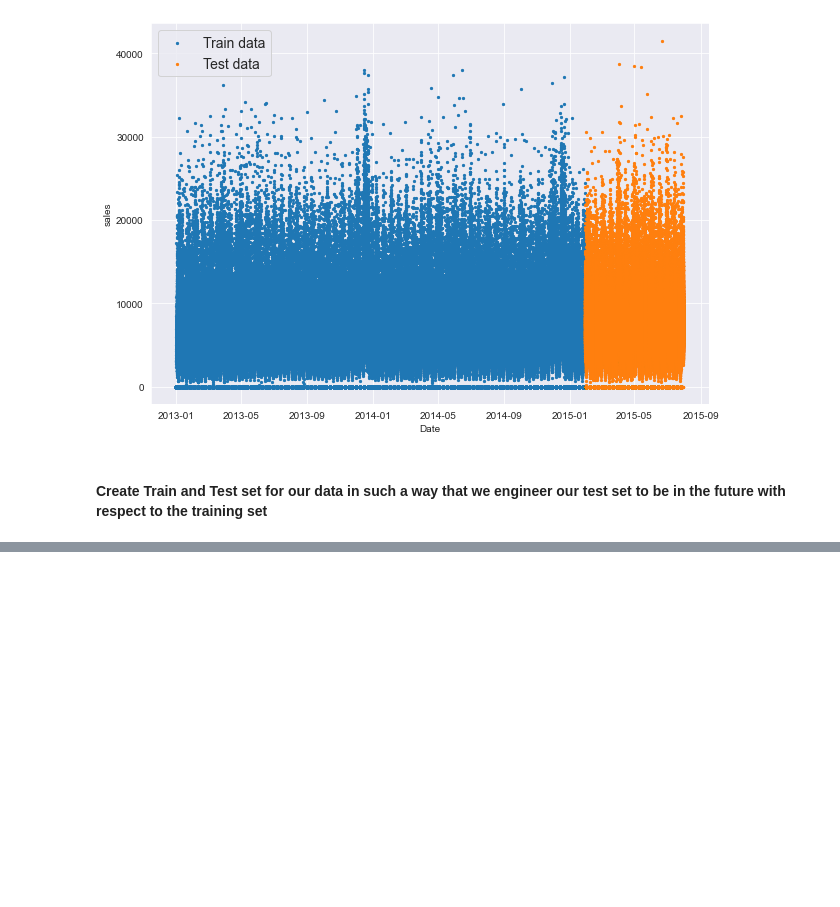
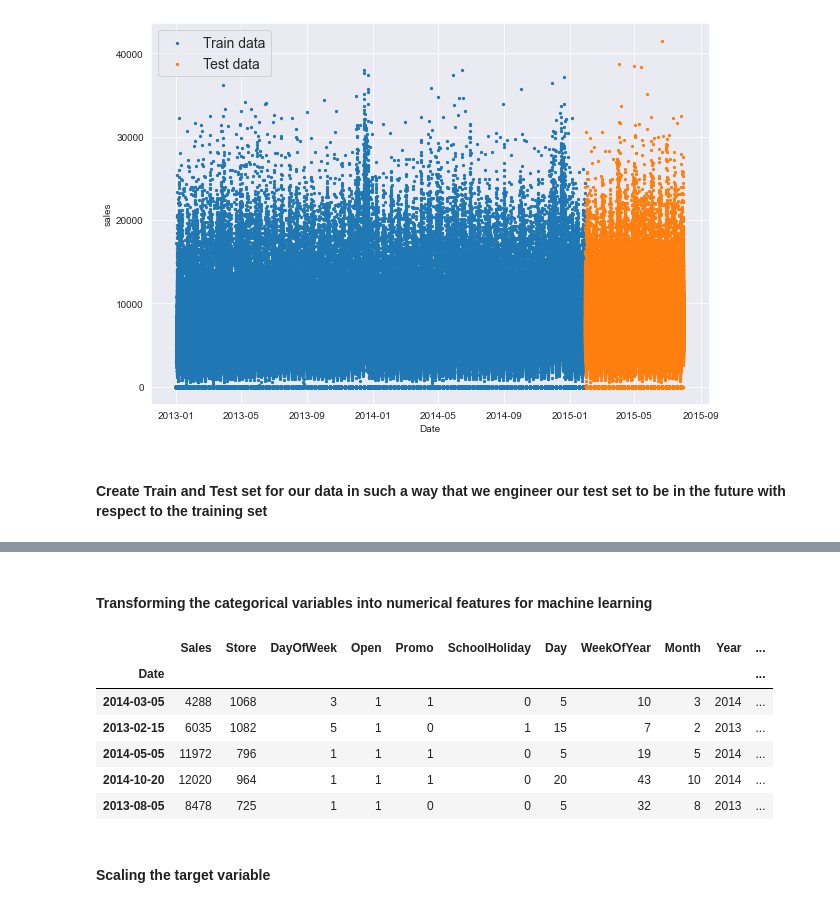
Before and after one commit to ProgrammingOperative/Pharmaceutical-Sales-Prediction, a Jupyter notebook: notebooks/Preprocessing.ipynb, the cells around one changed output, grey strips where cells are left out. Cells and saved outputs as stored; diff of their text form; code cells hidden in the pictures; blank space fills up the shorter version.

Commit message:
Scaling the target variable

```diff
--- a/notebooks/Preprocessing.ipynb
+++ b/notebooks/Preprocessing.ipynb
@@ -246,3 +261,15 @@ train_x.head()
 lb = LabelEncoder()
 train_x['StoreType'] = lb.fit_transform(train_x['StoreType'])
 train_x['Assortment'] = lb.fit_transform(train_x['Assortment'])
+# %% [markdown]
+#### Transforming the categorical variables into numerical features for machine learning
+# %%
+train_x.head()
+# %% [output]
+|  | Sales | Store | DayOfWeek | Open | Promo | SchoolHoliday | Day | WeekOfYear | Month | Year | ... |
+| Date |  |  |  |  |  |  |  |  |  |  | ... |
+| 2014-03-05 | 4288 | 1068 | 3 | 1 | 1 | 0 | 5 | 10 | 3 | 2014 | ... |
+| 2013-02-15 | 6035 | 1082 | 5 | 1 | 0 | 1 | 15 | 7 | 2 | 2013 | ... |
+| 2014-05-05 | 11972 | 796 | 1 | 1 | 1 | 0 | 5 | 19 | 5 | 2014 | ... |
+| 2014-10-20 | 12020 | 964 | 1 | 1 | 1 | 0 | 20 | 43 | 10 | 2014 | ... |
+| 2013-08-05 | 8478 | 725 | 1 | 1 | 0 | 0 | 5 | 32 | 8 | 2013 | ... |
@@ -248,0 +283,2 @@ train_x['Assortment'] = lb.fit_transform(train_x['Assortment'])
+# %% [markdown]
+#### Scaling the target variable
```
Also changed, not shown: parts of 4 cells of this notebook, 1 other file.
